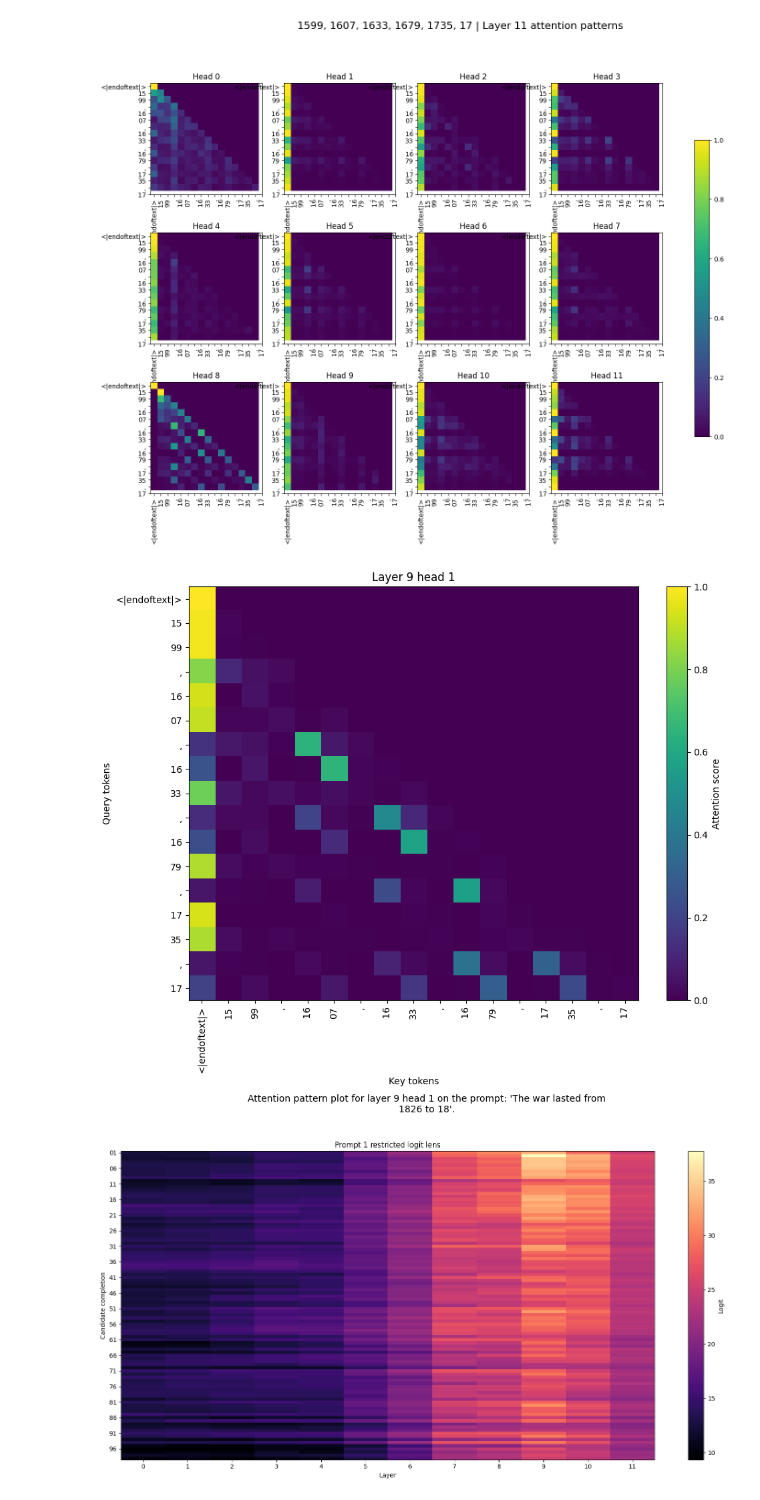
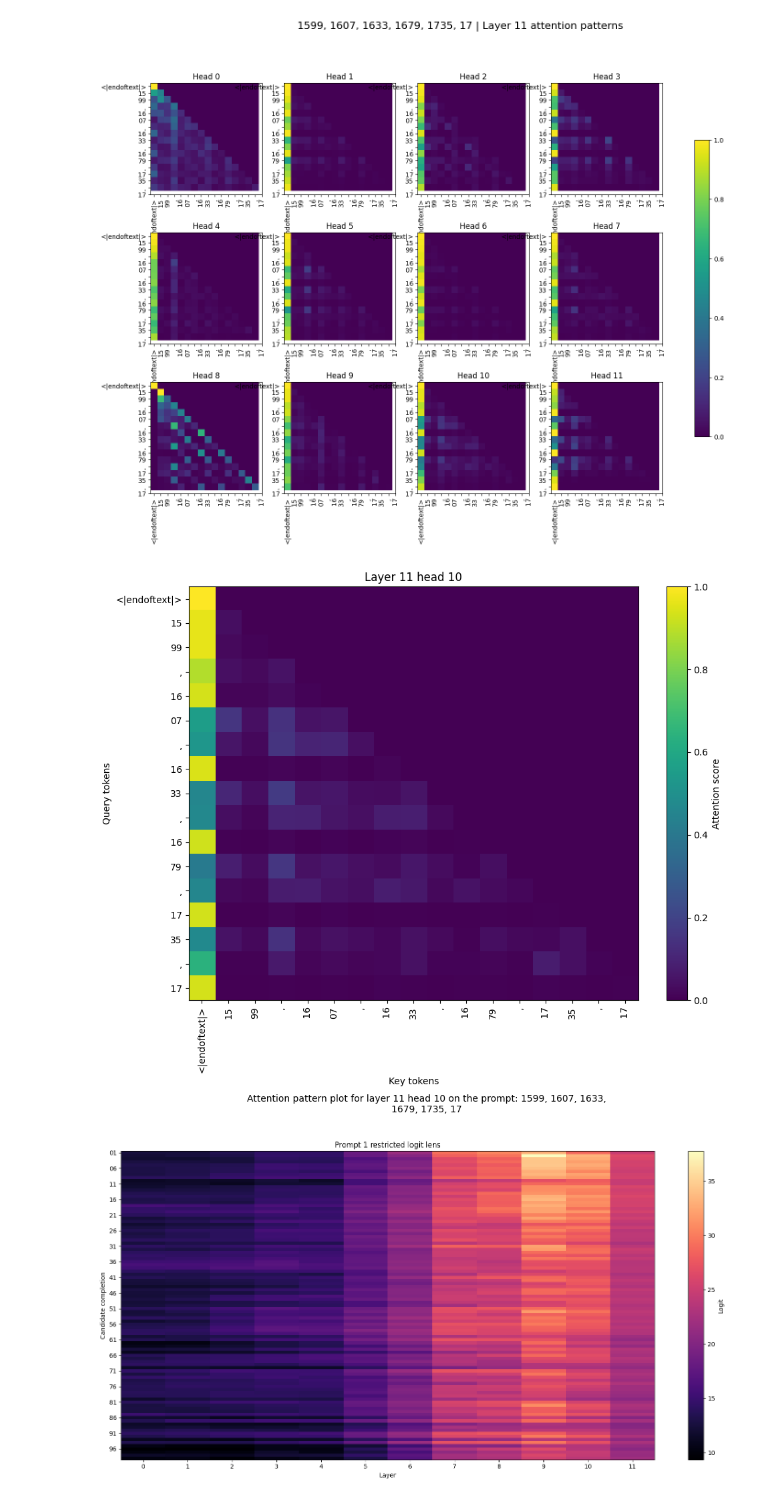
Before and after one commit to benjaminW2025/greater-than-cap, a Jupyter notebook: notebooks/week_one.ipynb, the cells around one changed output. Drawn from its saved outputs; the diff is of its cells as text; code cells hidden in the pictures.

```diff
--- a/notebooks/week_one.ipynb
+++ b/notebooks/week_one.ipynb
@@ -141,40 +141,40 @@ prompt = prompt2
 tokens = model.to_str_tokens(prompt)
 
 # Set layer
-layer = 9
-head = 1
+layer = 11
+head = 10
 
 _, cache = model.run_with_cache(prompt)
 patterns = cache["pattern", layer][0].detach().cpu()
 
 pattern = patterns[head]
 
 fig, ax = plt.subplots(figsize=(10, 8))
 im = ax.imshow(pattern, aspect="auto", cmap="viridis")
 
 # Set axes with ticks
 ax.set_xticks(range(len(tokens)))
 ax.set_yticks(range(len(tokens)))
 ax.set_xticklabels(tokens, rotation=90)
 ax.set_yticklabels(tokens)
 
 # Set caption
-caption = f"Attention pattern plot for layer {layer} head {head} on the prompt: 'The war lasted from 1826 to 18'."
+caption = f"Attention pattern plot for layer {layer} head {head} on the prompt: {prompt2}"
 wrapped_caption = textwrap.fill(caption, width=80)
 
 # Set labels
 plt.xlabel("Key tokens")
 plt.ylabel("Query tokens")
 plt.title(f"Layer {layer} head {head}")
 fig.text(0.5, -.03, wrapped_caption, ha='center', fontsize=10)
 
 fig.colorbar(im, ax=ax, label="Attention score")
 
 plt.tight_layout()
 fig.savefig(f"figures/attn_pat_l{layer}_h{head}_extension.png", dpi=150, bbox_inches="tight")
 plt.show()
 # %% [output]
-[figure, old version]
+[figure, new version]
 # %%
 # Extract the IDs of all of the numbers 01 to 99
 candidate_labels = []
```
